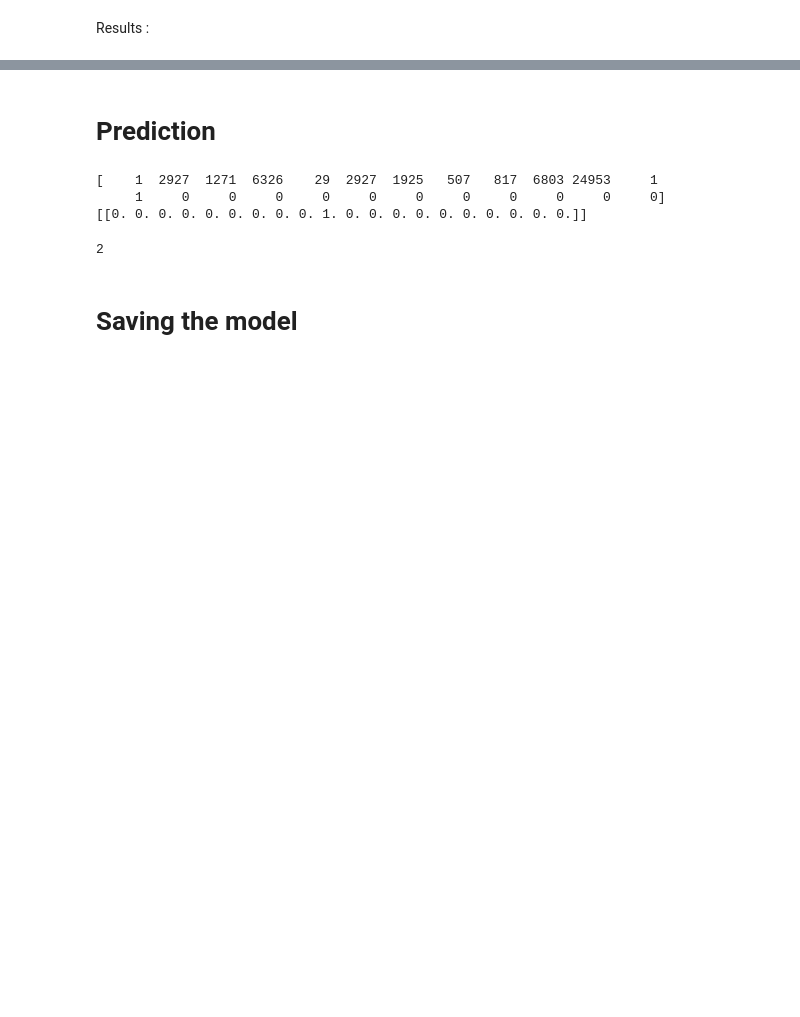
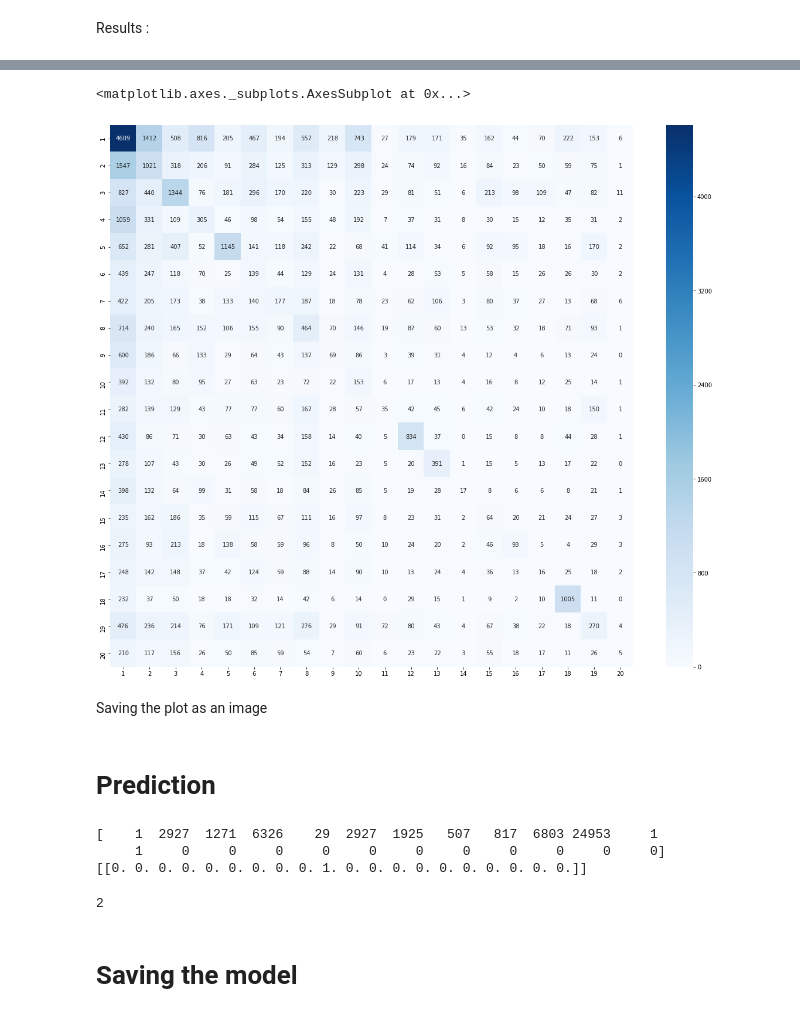
Before and after one commit to Borderlands-4/Premoji, a Jupyter notebook: LSTM.ipynb, the cells around one changed output, grey strips where cells are left out. Drawn from its saved outputs; the diff is of its cells as text; code cells hidden in the pictures; blank space fills up the shorter version.

```diff
--- a/LSTM.ipynb
+++ b/LSTM.ipynb
@@ -216,0 +377,10 @@ Accuracy : 0.32928
+# %%
+!pip install matplotlib==3.1.0 # to resolve a bug with the current version of matplotlib
+import matplotlib.pyplot as plt
+import seaborn as sn
+
+df_cm = pd.DataFrame(cm_norm, index = range(1,21),
+                  columns = range(1,21))
+fgr = plt.figure(figsize = (20,17))
+sn.heatmap(df_cm, annot=True, fmt='g', cmap='Blues')
+# %% [output]
@@ -216,0 +395,4 @@ Accuracy : 0.32928
+<matplotlib.axes._subplots.AxesSubplot at 0x...>
+[figure, added]
+# %% [markdown]
+Saving the plot as an image
```
Also changed, not shown: parts of 43 cells of this notebook.
